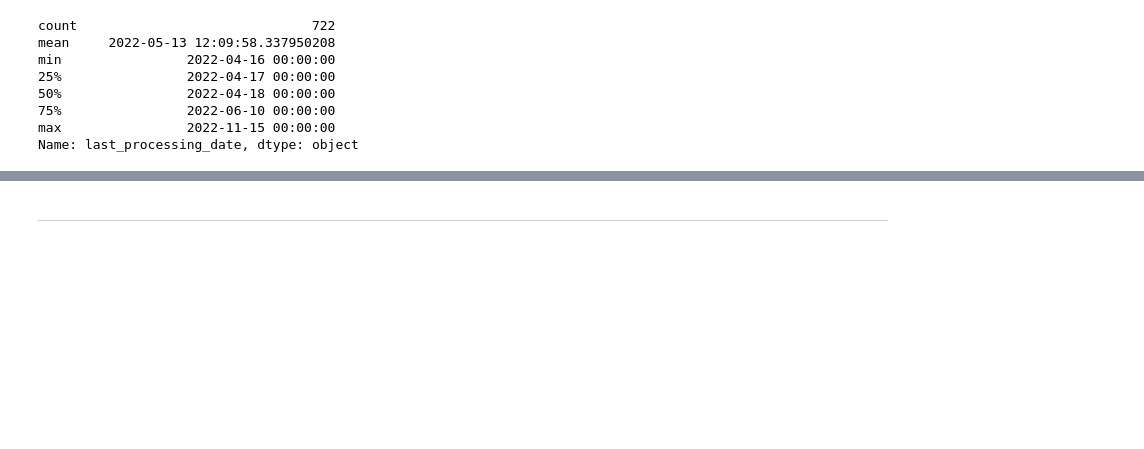
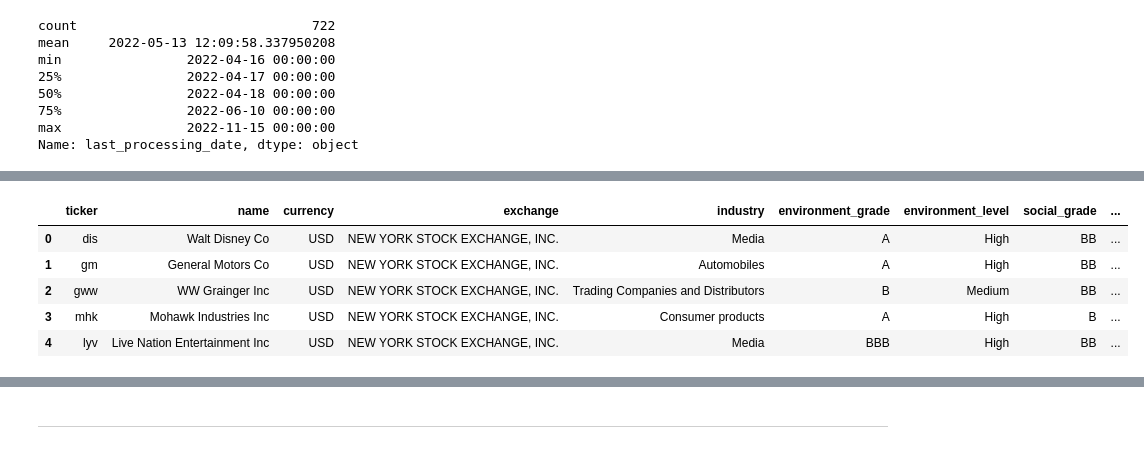
Before and after one commit to ColmHH/esg_corporate_analysis, a Jupyter notebook: jupyter_notebooks/esg_corporate_analysis.ipynb, the cells around one changed output, grey strips where cells are left out. Saved outputs shown, nothing was run; the diff lists cells and outputs as text; code cells hidden in the pictures; blank space fills up the shorter version.

Commit message:
Checked df_clean to see if cleaning steps had worked

```diff
--- a/jupyter_notebooks/esg_corporate_analysis.ipynb
+++ b/jupyter_notebooks/esg_corporate_analysis.ipynb
@@ -437,0 +477,9 @@ TBC
+# %%
+df_clean.head()
+# %% [output]
+|  | ticker | name | currency | exchange | industry | environment_grade | environment_level | social_grade | ... |
+| 0 | dis | Walt Disney Co | USD | NEW YORK STOCK EXCHANGE, INC. | Media | A | High | BB | ... |
+| 1 | gm | General Motors Co | USD | NEW YORK STOCK EXCHANGE, INC. | Automobiles | A | High | BB | ... |
+| 2 | gww | WW Grainger Inc | USD | NEW YORK STOCK EXCHANGE, INC. | Trading Companies and Distributors | B | Medium | BB | ... |
+| 3 | mhk | Mohawk Industries Inc | USD | NEW YORK STOCK EXCHANGE, INC. | Consumer products | A | High | B | ... |
+| 4 | lyv | Live Nation Entertainment Inc | USD | NEW YORK STOCK EXCHANGE, INC. | Media | BBB | High | BB | ... |
```
Also changed, not shown: parts of 6 cells of this notebook.
